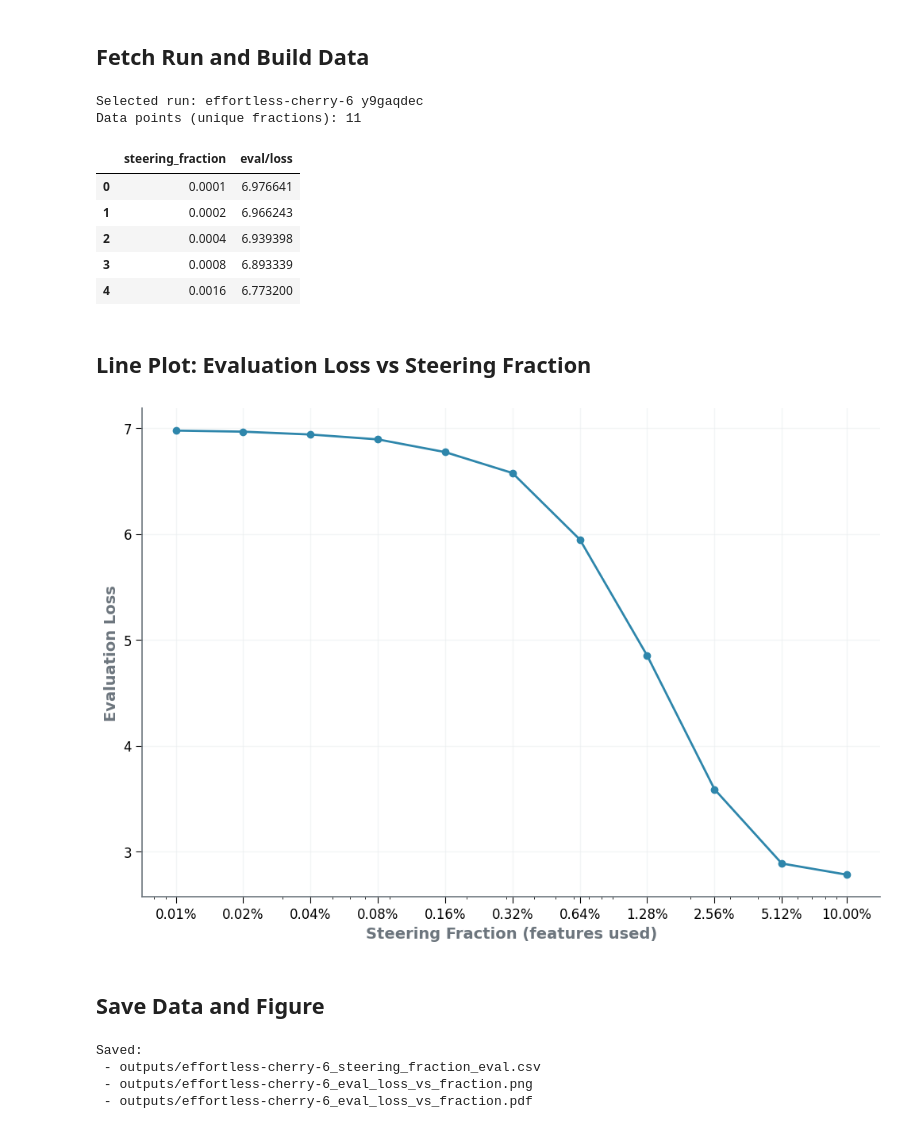
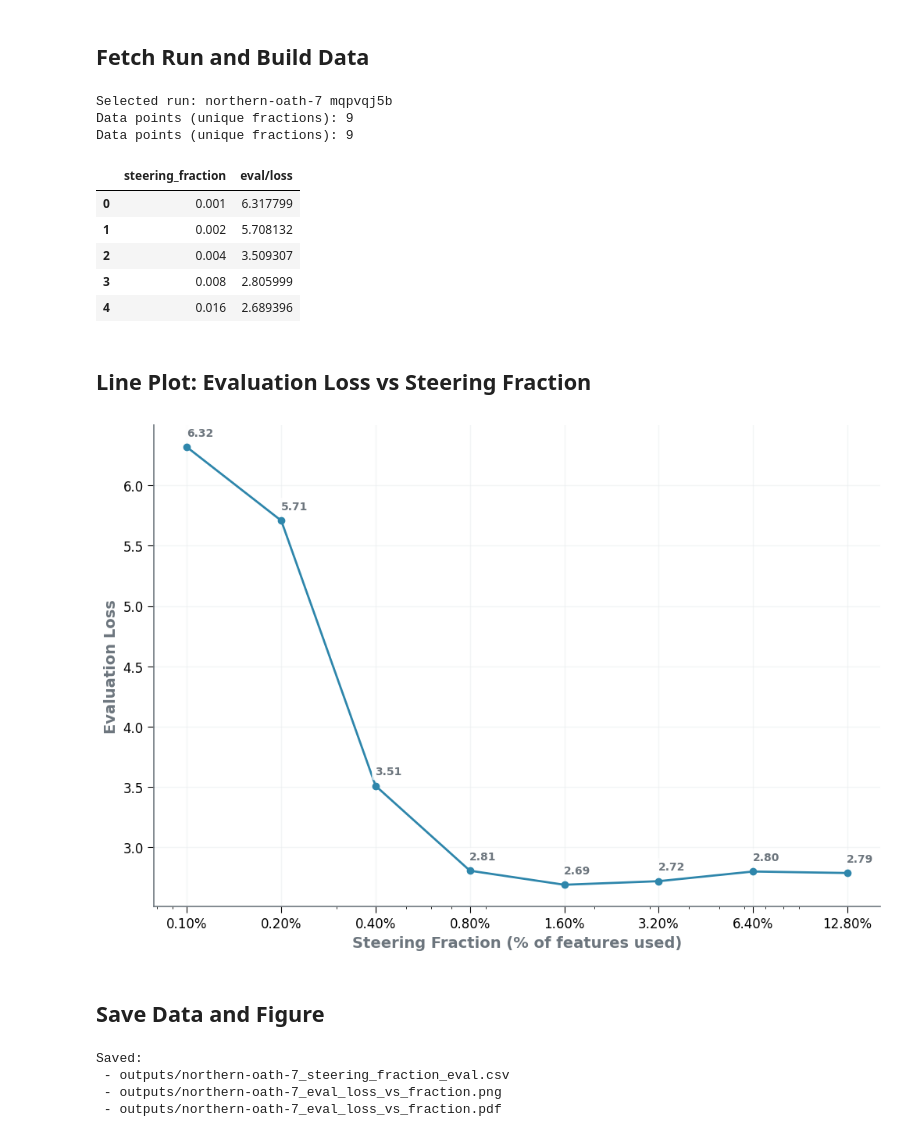
Before and after one commit to Jazhyc/feature-steering-RL, a Jupyter notebook: notebooks/steering_fraction_results_plot.ipynb, the cells around one changed output. Drawn from its saved outputs; the diff is of its cells as text; code cells hidden in the pictures.

Commit message:
Update steering fraction result

```diff
--- a/notebooks/steering_fraction_results_plot.ipynb
+++ b/notebooks/steering_fraction_results_plot.ipynb
@@ -60,7 +60,7 @@ Plotting environment initialized.
 # Configure your W&B entity/project and (optionally) a specific run to plot
 entity = 'feature-steering-rl'   # adjusted to match existing notebook casing
 project = 'fsrl-steering-fraction-eval'
-run_name = "effortless-cherry-6"  # e.g., 'mild-glade-10' to force a specific run; None -> latest finished
+run_name = "northern-oath-7"  # e.g., 'mild-glade-10' to force a specific run; None -> latest finished
 
 api = wandb.Api()
 print(f'Using W&B: {entity}/{project}')
@@ -95,14 +95,15 @@ df = agg.sort_values('steering_fraction').reset_index(drop=True)
 print('Data points (unique fractions):', len(df))
 df.head()
 # %% [output]
-Selected run: effortless-cherry-6 y9gaqdec
-Data points (unique fractions): 11
+Selected run: northern-oath-7 mqpvqj5b
+Data points (unique fractions): 9
+Data points (unique fractions): 9
 |  | steering_fraction | eval/loss |
-| 0 | 0.0001 | 6.976641 |
-| 1 | 0.0002 | 6.966243 |
-| 2 | 0.0004 | 6.939398 |
-| 3 | 0.0008 | 6.893339 |
-| 4 | 0.0016 | 6.773200 |
+| 0 | 0.001 | 6.317799 |
+| 1 | 0.002 | 5.708132 |
+| 2 | 0.004 | 3.509307 |
+| 3 | 0.008 | 2.805999 |
+| 4 | 0.016 | 2.689396 |
 # %% [markdown]
 ## Line Plot: Evaluation Loss vs Steering Fraction
 # %%
@@ -112,6 +113,9 @@ ax.set_facecolor('#FFFFFF')
 
 # Ensure strictly positive fractions for log-scale
 plot_df = df[df['steering_fraction'] > 0].copy()
+
+# Skip the last datapoint (20%)
+plot_df = plot_df[plot_df['steering_fraction'] < 0.2].copy()
 
 # Line plot with markers
 ax.plot(
@@ -123,36 +127,55 @@ ax.plot(
     markersize=6,
     label=run.name
 )
+
+# Add text labels above each data point
+y_range = plot_df['eval/loss'].max() - plot_df['eval/loss'].min()
+for i, row in plot_df.iterrows():
+    # Position labels higher to avoid overlap with the line
+    label_offset_y = y_range * 0.02  # Increased offset for better separation
+    # Add horizontal offset to shift labels to the right
+    label_offset_x = row['steering_fraction'] * 1.1  # Shift right by 15%
+    ax.text(
+        label_offset_x,
+        row['eval/loss'] + label_offset_y,
+        f'{row["eval/loss"]:.2f}',  # Changed to 2 decimal places
+        ha='center',
+        va='bottom',
+        fontsize=10,
+        fontweight='bold',
+        color=colors['neutral'],
+        bbox=dict(boxstyle='round,pad=0.3', facecolor='white', alpha=0.8, edgecolor='none')  # Add background box for better readability
+    )
 
 # Use logarithmic x-scale based on data distribution
 ax.set_xscale('log')
 # Place ticks at the actual data fractions
 xticks = sorted(plot_df['steering_fraction'].unique().tolist())
 ax.set_xticks(xticks)
 
 # Enhance styling to match existing style
 ax.spines['top'].set_visible(False)
 ax.spines['right'].set_visible(False)
 for spine in ['bottom', 'left']:
     ax.spines[spine].set_linewidth(1.2)
     ax.spines[spine].set_color(colors['neutral'])
 
 ax.grid(True, alpha=0.5, linestyle='-', linewidth=1.0, color=colors['light'])
 ax.set_axisbelow(True)
 
 # Axis labels and title
-ax.set_xlabel('Steering Fraction (features used)', fontsize=14, fontweight='bold', color=colors['neutral'])
+ax.set_xlabel('Steering Fraction (% of features used)', fontsize=14, fontweight='bold', color=colors['neutral'])
 ax.set_ylabel('Evaluation Loss', fontsize=14, fontweight='bold', color=colors['neutral'])
 # ax.set_title('Evaluation Loss vs Steering Fraction', fontsize=16, fontweight='bold', color=colors['neutral'], pad=20)
 
 # Format x-axis as percentages for readability
 from matplotlib.ticker import FuncFormatter
 ax.xaxis.set_major_formatter(FuncFormatter(lambda x, pos: f'{x*100:.2f}%'))
 
 # ax.legend(loc='best')
 plt.show()
 # %% [output]
-[figure, old version]
+[figure, new version]
 # %% [markdown]
 ## Save Data and Figure
 # %%
@@ -187,6 +210,6 @@ print(' -', png_path)
 print(' -', pdf_path)
 # %% [output]
 Saved:
- - outputs/effortless-cherry-6_steering_fraction_eval.csv
- - outputs/effortless-cherry-6_eval_loss_vs_fraction.png
- - outputs/effortless-cherry-6_eval_loss_vs_fraction.pdf
+ - outputs/northern-oath-7_steering_fraction_eval.csv
+ - outputs/northern-oath-7_eval_loss_vs_fraction.png
+ - outputs/northern-oath-7_eval_loss_vs_fraction.pdf
```
Also changed, not shown: 8 other files.
